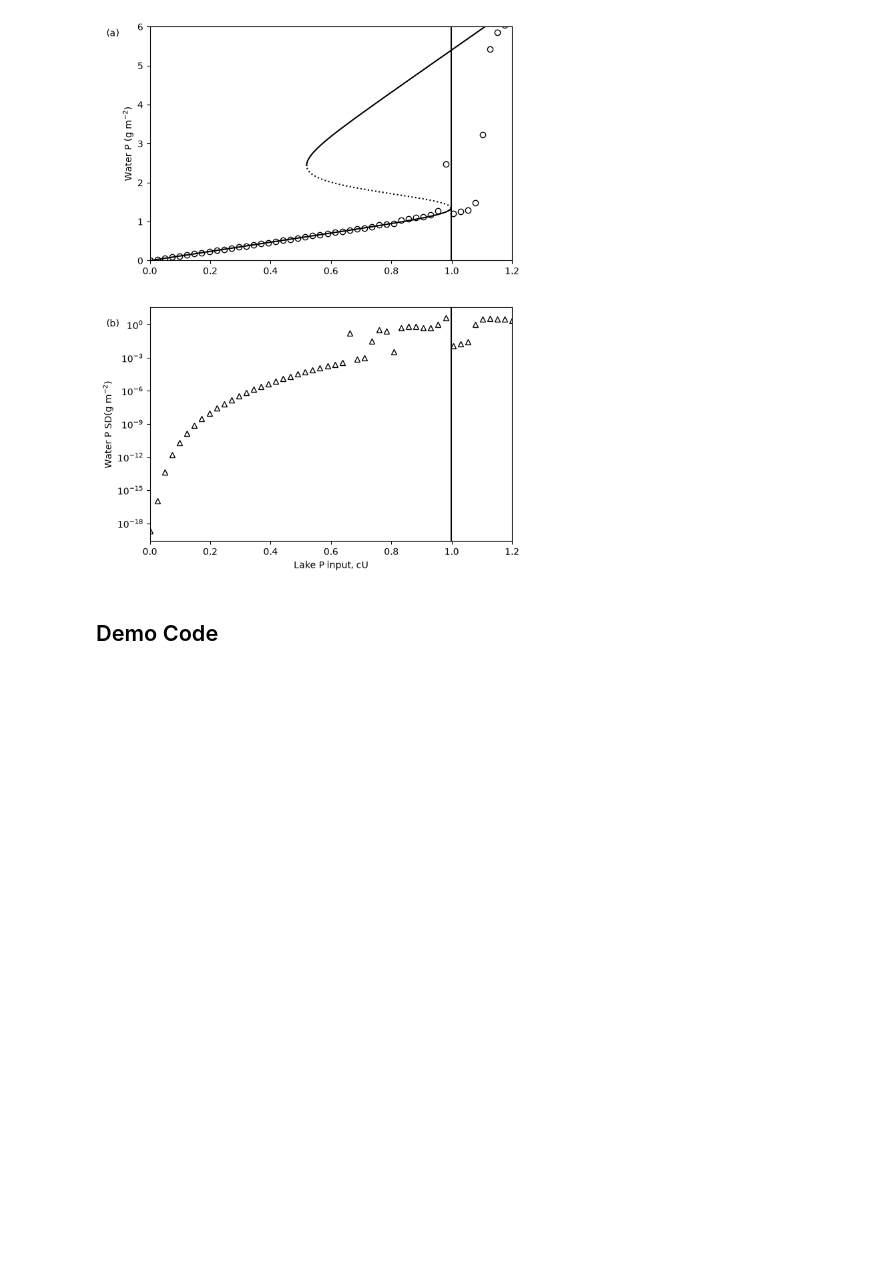
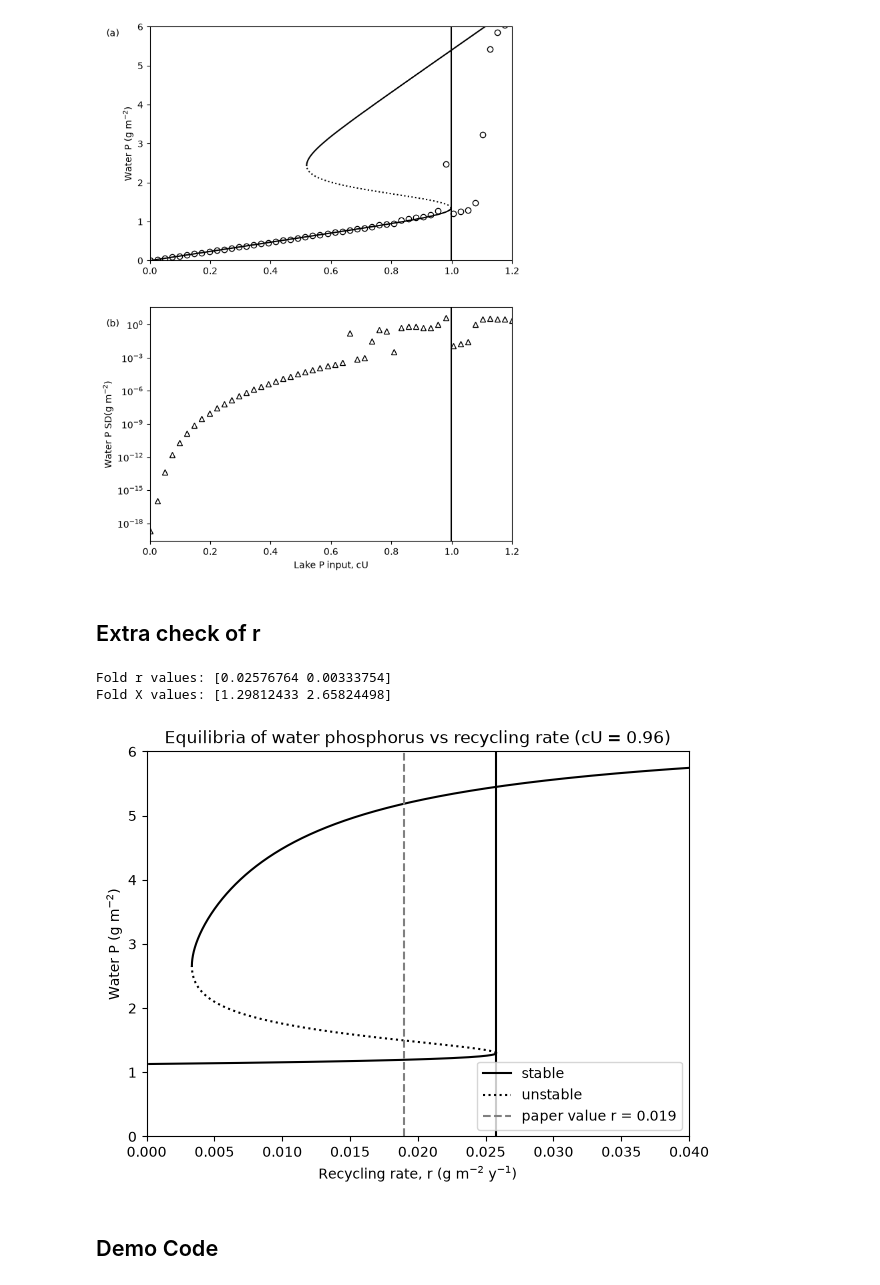
Before and after one commit to DitmerdH/Complex_systems_assignment2, a Jupyter notebook: Assignment2_CS.ipynb, the cells around one changed output. Saved outputs shown, nothing was run; the diff lists cells and outputs as text; code cells hidden in the pictures; blank space fills up the shorter version.

Commit message:
Added extra check

```diff
--- a/Assignment2_CS.ipynb
+++ b/Assignment2_CS.ipynb
@@ -321,6 +321,51 @@ plt.text(-0.12, 0.95, "(b)", transform=plt.gca().transAxes, va="top", ha="left")
 plt.show()
 # %% [output]
 [figure]
+# %% [markdown]
+## Extra check of r
+# %%
+# Fixed P input for this plot (pick a value inside the bistable range, ~0.52–1.0)
+cU_fixed = 0.96
+
+# Equilibrium recycling rate r for every water-P value X
+f = ((s + h) * X - cU_fixed) / (s * X)
+valid = (f > 0) & (f < 1)
+
+r_eq = np.full_like(X, np.nan)
+r_eq[valid] = b * f[valid] / ((1 - f[valid]) * R[valid])
+
+# Folds and stability: stable where dr/dX > 0 (X increases with r)
+dr = np.gradient(r_eq, X)
+stable_r = dr > 0
+
+# Folds = sign changes of the slope (ignoring NaN regions)
+sign = np.sign(dr)
+i_fold_r = np.where(
+    (sign[:-1] != sign[1:]) & ~np.isnan(dr[:-1]) & ~np.isnan(dr[1:])
+)[0]
+r_folds = r_eq[i_fold_r]
+X_folds = X[i_fold_r]
+print("Fold r values:", r_folds)
+print("Fold X values:", X_folds)
+
+plt.figure(figsize=(7, 5))
+plt.plot(np.where(stable_r, r_eq, np.nan), np.where(stable_r, X, np.nan), "k-", label="stable")
+plt.plot(np.where(~stable_r, r_eq, np.nan), np.where(~stable_r, X, np.nan), "k:", label="unstable")
+plt.axvline(r, color="gray", ls="--", label=f"paper value r = {r}")
+if len(r_folds) > 0:
+    plt.axvline(r_folds.max(), color="k")   # upper fold, like the vertical line in Fig. 2a
+
+plt.xlim(0, 0.04)
+plt.ylim(0, 6)
+plt.xlabel("Recycling rate, r (g m$^{-2}$ y$^{-1}$)")
+plt.ylabel("Water P (g m$^{-2}$)")
+plt.title(f"Equilibria of water phosphorus vs recycling rate (cU = {cU_fixed})")
+plt.legend()
+plt.show()
+# %% [output]
+Fold r values: [0.02576764 0.00333754]
+Fold X values: [1.29812433 2.65824498]
+[figure, added]
 # %% [markdown]
 ## Demo Code
 # %%
```
